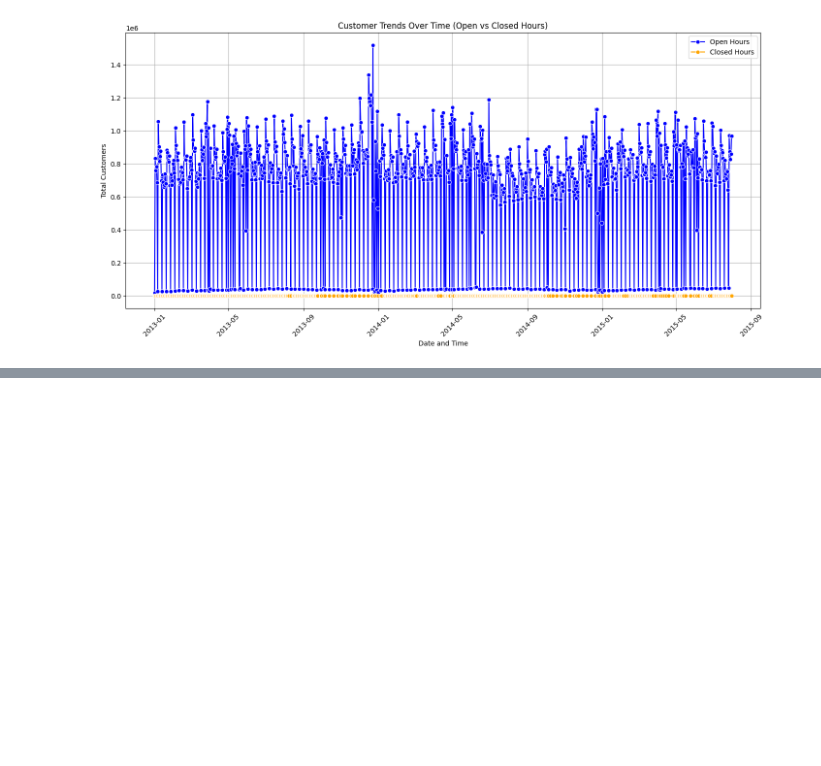
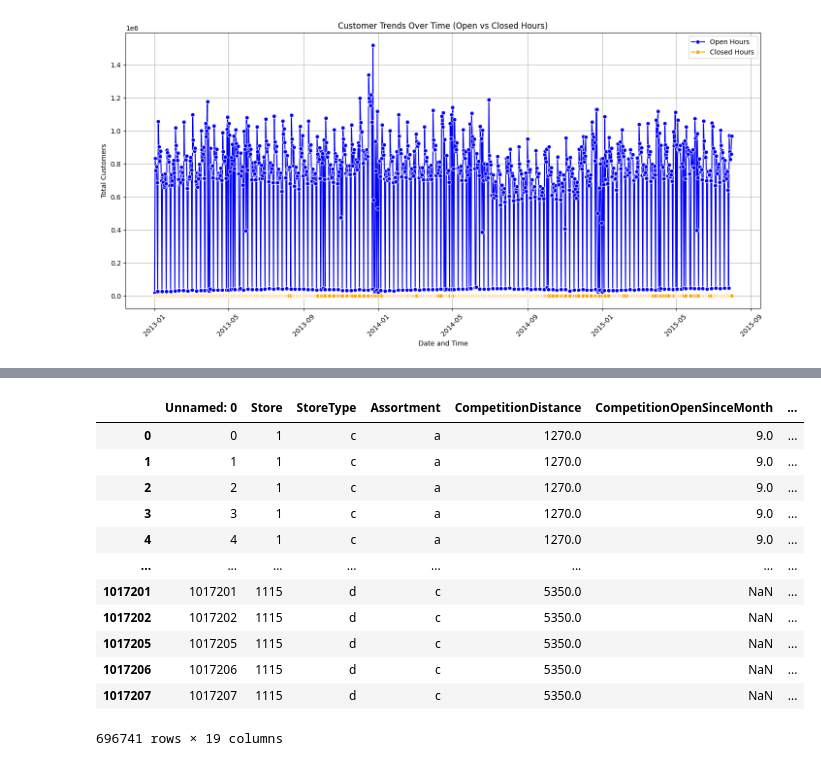
Before and after one commit to Marta233/Sales_Forcasting, a Jupyter notebook: notebook/EDA.ipynb, the cells around one changed output, grey strips where cells are left out. Saved outputs shown, nothing was run; the diff lists cells and outputs as text; code cells hidden in the pictures; blank space fills up the shorter version.

```diff
--- a/notebook/EDA.ipynb
+++ b/notebook/EDA.ipynb
@@ -251,0 +296,19 @@ EDA.analyze_competition_factors()
+# %%
+# Identify stores that are open every weekday (1-5)
+weekday_stores = data[(data['DayOfWeek'] >= 1) & (data['DayOfWeek'] <= 5) & (data['Open'] == 1)]
+# %%
+weekday_stores
+# %% [output]
+|  | Unnamed: 0 | Store | StoreType | Assortment | CompetitionDistance | CompetitionOpenSinceMonth | ... |
+| 0 | 0 | 1 | c | a | 1270.0 | 9.0 | ... |
+| 1 | 1 | 1 | c | a | 1270.0 | 9.0 | ... |
+| 2 | 2 | 1 | c | a | 1270.0 | 9.0 | ... |
+| 3 | 3 | 1 | c | a | 1270.0 | 9.0 | ... |
+| 4 | 4 | 1 | c | a | 1270.0 | 9.0 | ... |
+| ... | ... | ... | ... | ... | ... | ... | ... |
+| 1017201 | 1017201 | 1115 | d | c | 5350.0 | NaN | ... |
+| 1017202 | 1017202 | 1115 | d | c | 5350.0 | NaN | ... |
+| 1017205 | 1017205 | 1115 | d | c | 5350.0 | NaN | ... |
+| 1017206 | 1017206 | 1115 | d | c | 5350.0 | NaN | ... |
+| 1017207 | 1017207 | 1115 | d | c | 5350.0 | NaN | ... |
+696741 rows × 19 columns
```
Also changed, not shown: parts of 20 cells of this notebook, 1 other file.
